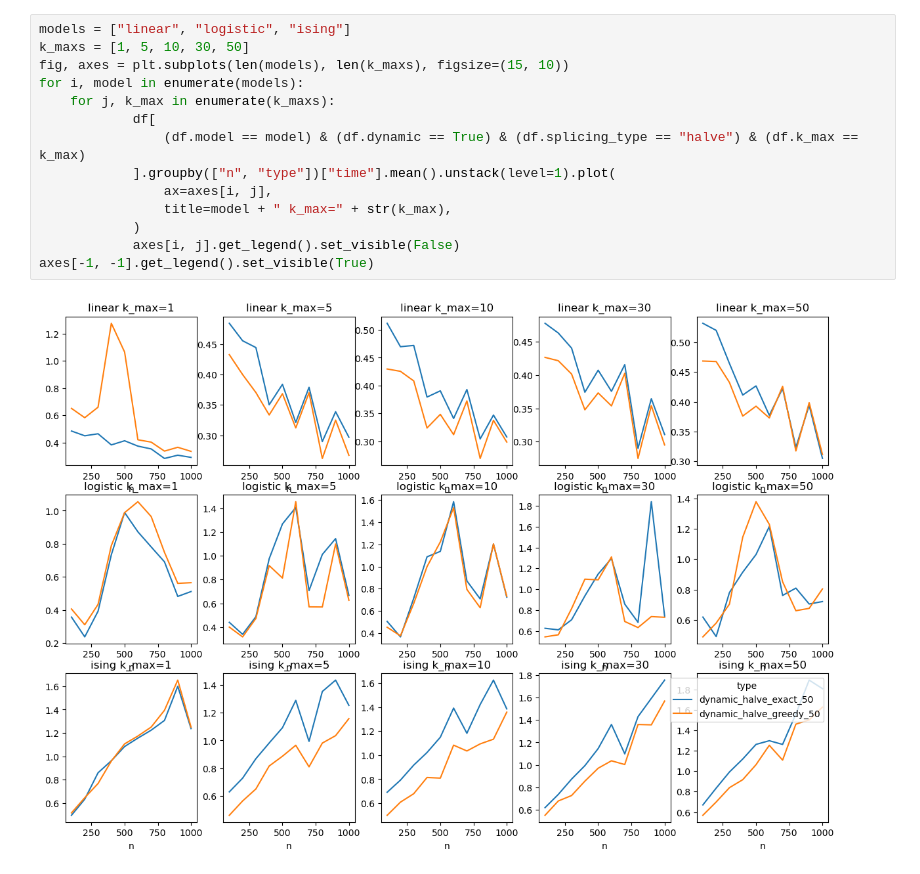
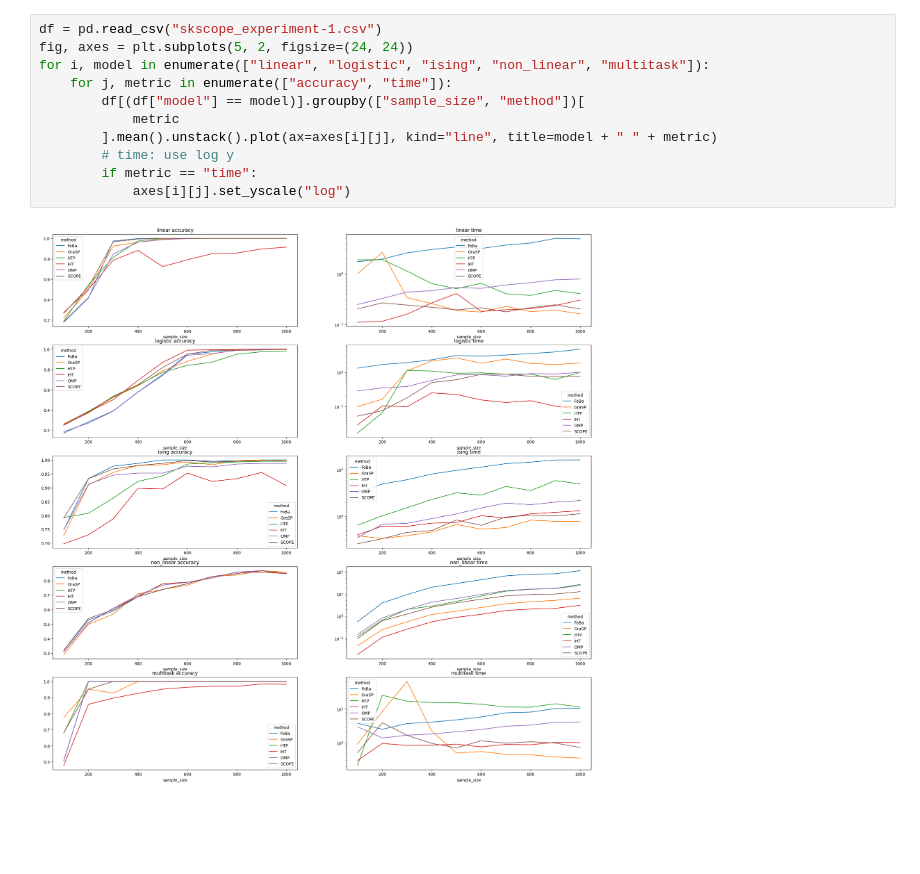
Before and after one commit to bbayukari/splicing-universal-experiment, a Jupyter notebook: skscope_result_new/plot.ipynb, the cells around one changed output. Cells and saved outputs as stored; diff of their text form; blank space fills up the shorter version.

Commit message:
skscope library experiment

```diff
--- a/skscope_result_new/plot.ipynb
+++ b/skscope_result_new/plot.ipynb
@@ -22,16 +20,13 @@ df = df[df["time"] < 100]
 # %%
-models = ["linear", "logistic", "ising"]
-k_maxs = [1, 5, 10, 30, 50]
-fig, axes = plt.subplots(len(models), len(k_maxs), figsize=(15, 10))
-for i, model in enumerate(models):
-    for j, k_max in enumerate(k_maxs):
-            df[
-                (df.model == model) & (df.dynamic == True) & (df.splicing_type == "halve") & (df.k_max == k_max)
-            ].groupby(["n", "type"])["time"].mean().unstack(level=1).plot(
-                ax=axes[i, j],
-                title=model + " k_max=" + str(k_max),
-            )
-            axes[i, j].get_legend().set_visible(False)
-axes[-1, -1].get_legend().set_visible(True)
+df = pd.read_csv("skscope_experiment-1.csv")
+fig, axes = plt.subplots(5, 2, figsize=(24, 24))
+for i, model in enumerate(["linear", "logistic", "ising", "non_linear", "multitask"]):
+    for j, metric in enumerate(["accuracy", "time"]):
+        df[(df["model"] == model)].groupby(["sample_size", "method"])[
+            metric
+        ].mean().unstack().plot(ax=axes[i][j], kind="line", title=model + " " + metric)
+        # time: use log y
+        if metric == "time":
+            axes[i][j].set_yscale("log")
 # %% [output]
-[figure, old version]
+[figure, new version]
```
Also changed, not shown: parts of 10 cells of this notebook, 17 other files.
